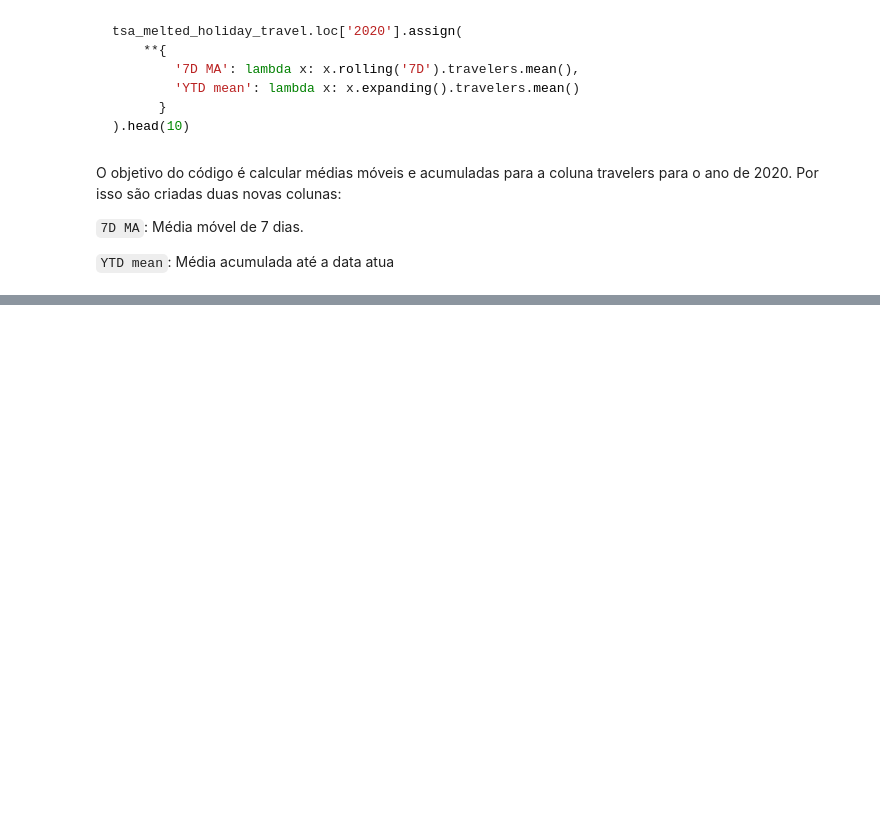
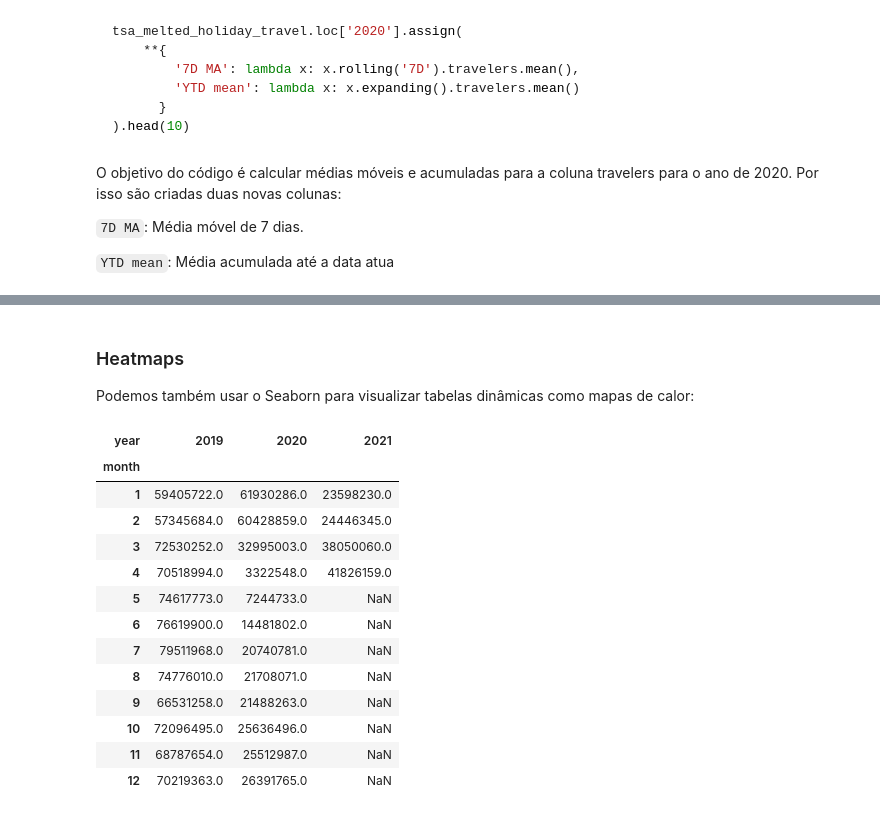
Before and after one commit to nicolas1707/pandas-workshop, a Jupyter notebook: notebooks/Anotações.ipynb, the cells around one changed output, grey strips where cells are left out. Drawn from its saved outputs; the diff is of its cells as text; code cells hidden in the pictures; blank space fills up the shorter version.

```diff
--- a/notebooks/Anotações.ipynb
+++ b/notebooks/Anotações.ipynb
@@ -1165,0 +1183,8 @@ O objetivo do código é calcular médias móveis e acumuladas para a coluna tra
+# %%
+import pandas as pd
+
+tsa_melted_holiday_travel = pd.read_csv(
+    '../data/tsa_melted_holiday_travel.csv',
+    parse_dates=True, index_col='date'
+)
+tsa_melted_holiday_travel.head()
@@ -1165,0 +1300,25 @@ O objetivo do código é calcular médias móveis e acumuladas para a coluna tra
+# %% [markdown]
+### Heatmaps
+
+Podemos também usar o Seaborn para visualizar tabelas dinâmicas como mapas de calor:
+# %%
+data = tsa_melted_holiday_travel['2019':'2021-04']\
+    .assign(month=lambda x: x.index.month)\
+    .pivot_table(index='month', columns='year', values='travelers', aggfunc='sum')
+
+data
+# %% [output]
+| year | 2019 | 2020 | 2021 |
+| month |  |  |  |
+| 1 | 59405722.0 | 61930286.0 | 23598230.0 |
+| 2 | 57345684.0 | 60428859.0 | 24446345.0 |
+| 3 | 72530252.0 | 32995003.0 | 38050060.0 |
+| 4 | 70518994.0 | 3322548.0 | 41826159.0 |
+| 5 | 74617773.0 | 7244733.0 | NaN |
+| 6 | 76619900.0 | 14481802.0 | NaN |
+| 7 | 79511968.0 | 20740781.0 | NaN |
+| 8 | 74776010.0 | 21708071.0 | NaN |
+| 9 | 66531258.0 | 21488263.0 | NaN |
+| 10 | 72096495.0 | 25636496.0 | NaN |
+| 11 | 68787654.0 | 25512987.0 | NaN |
+| 12 | 70219363.0 | 26391765.0 | NaN |
```
Also changed, not shown: parts of 26 cells of this notebook.
